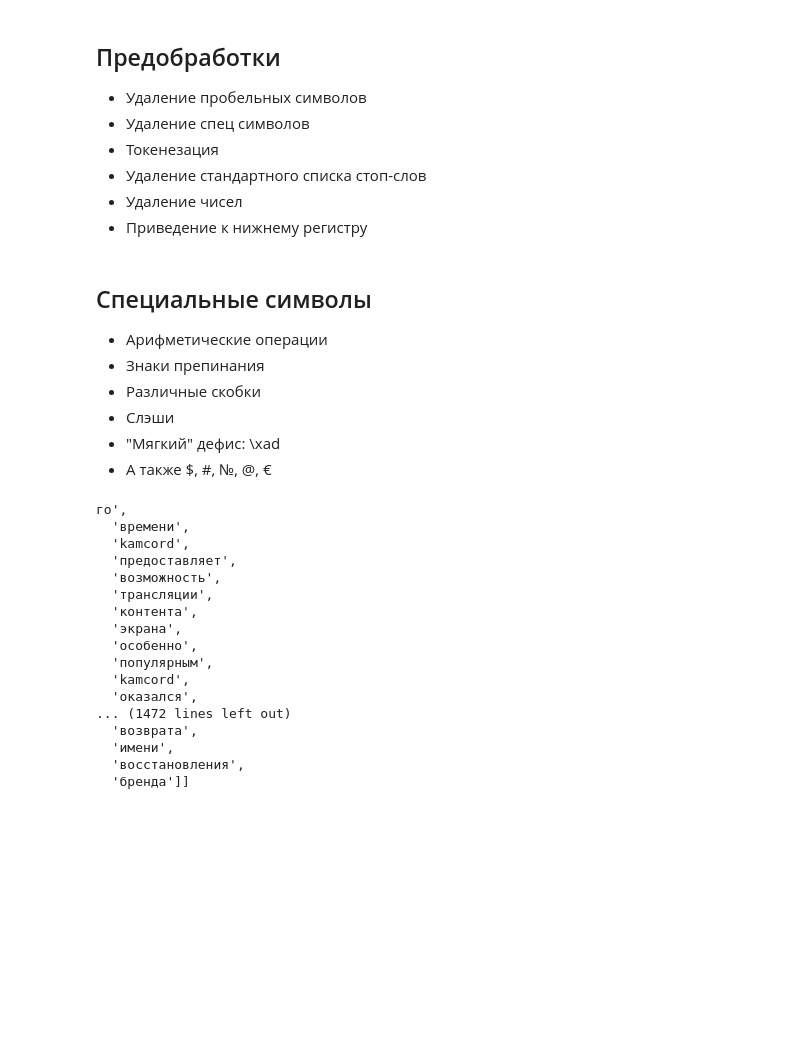
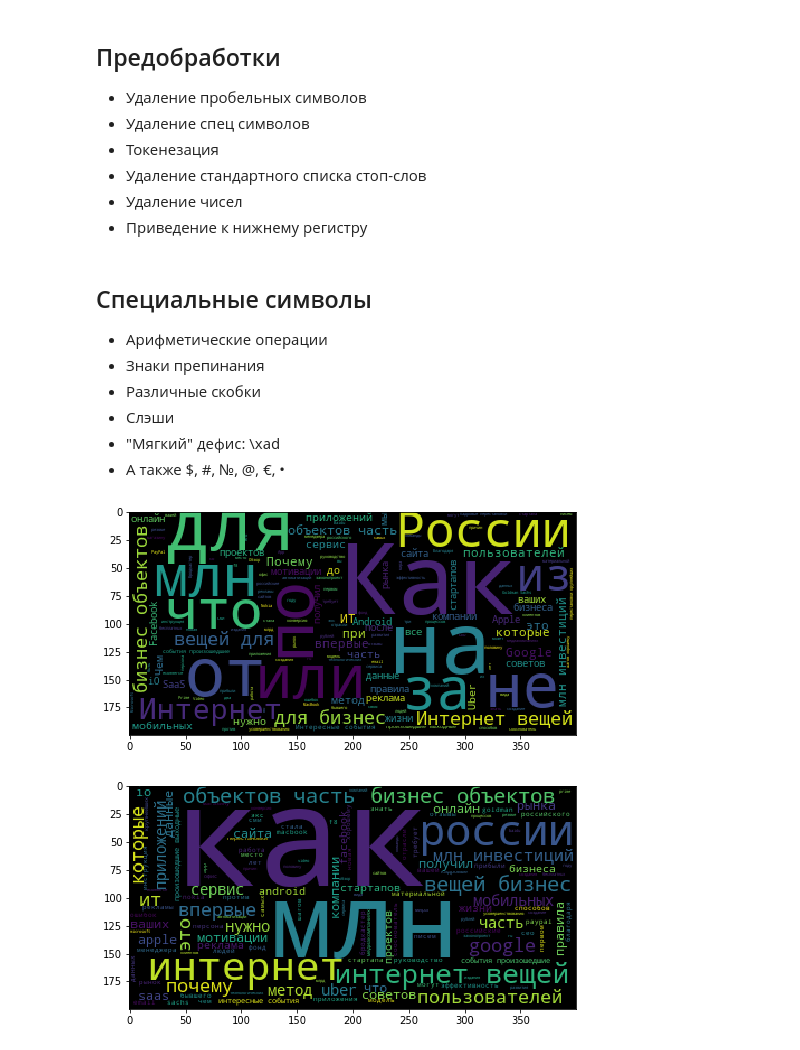
Before and after one commit to AlexanderFromEarth/Autotagger, a Jupyter notebook: preprocess_data.ipynb, the cells around one changed output. Cells and saved outputs as stored; diff of their text form; code cells hidden in the pictures; blank space fills up the shorter version.

```diff
--- a/preprocess_data.ipynb
+++ b/preprocess_data.ipynb
@@ -19,7 +19,7 @@ data
 182 rows × 4 columns
 # %%
 from utils import read_file
-publications = [read_file(path) for path in data[3]]
+publications = [path for path in data[1]]
 joined_publications = ' '.join(publications)
 # %%
 import matplotlib.pyplot as plt
@@ -71,8 +71,8 @@ def remove_numbers(tokens):
     return (token for token in tokens if not is_number(token))
 def remove_spaces(text):
     return re.sub(r'\s', ' ', text)
-def remove_special(special):
-    return lambda text: re.sub(special + '+', ' ', text)
+def remove_symbols(symbols):
+    return lambda text: re.sub(symbols + '+', ' ', text)
 # %% [markdown]
 ## Специальные символы
 - Арифметические операции
@@ -80,30 +80,18 @@ def remove_special(special):
 - Различные скобки
 - Слэши
 - "Мягкий" дефис: \xad
-- А также $, #, №, @, €
+- А также $, #, №, @, €, •
 # %%
-special_symbols = r'''[-+\%*;:\'"()[\]^$#№@!.,?/|\\<>{}—«»€–\xad]'''
+special_symbols = r'''[-+\%*;:\'"()[\]^$#№@!.,?/|\\<>{}—«»€–\xad•]'''
 stop_words = set(stopwords.words('russian'))
-preprocesses = [remove_spaces, remove_special(special_symbols), tokenize, remove_stopwords(stop_words), remove_numbers, tolower]
+remove_default_stopwords = remove_stopwords(stop_words)
+preprocesses = [remove_spaces, remove_symbols(special_symbols), tokenize, remove_default_stopwords, remove_numbers, tolower]
 # %%
-preprocessed_publications = [list(compose(preprocesses)(publication)) for publication in publications]
+preprocessed_publications = [' '.join(compose(preprocesses)(publication)) for publication in publications]
+joined_preprocessed_publications = ' '.join(preprocessed_publications)
-# %%
-preprocessed_publications
-# %% [output]
-го',
-  'времени',
-  'kamcord',
-  'предоставляет',
-  'возможность',
-  'трансляции',
-  'контента',
-  'экрана',
-  'особенно',
-  'популярным',
-  'kamcord',
-  'оказался',
-... (1472 lines left out)
-  'возврата',
-  'имени',
-  'восстановления',
-  'бренда']]
+# %%
+plot_wordcloud(joined_publications)
+plot_wordcloud(joined_preprocessed_publications)
+# %% [output]
+[figure, added]
+[figure, added]
```
Also changed, not shown: parts of 8 cells of this notebook.
